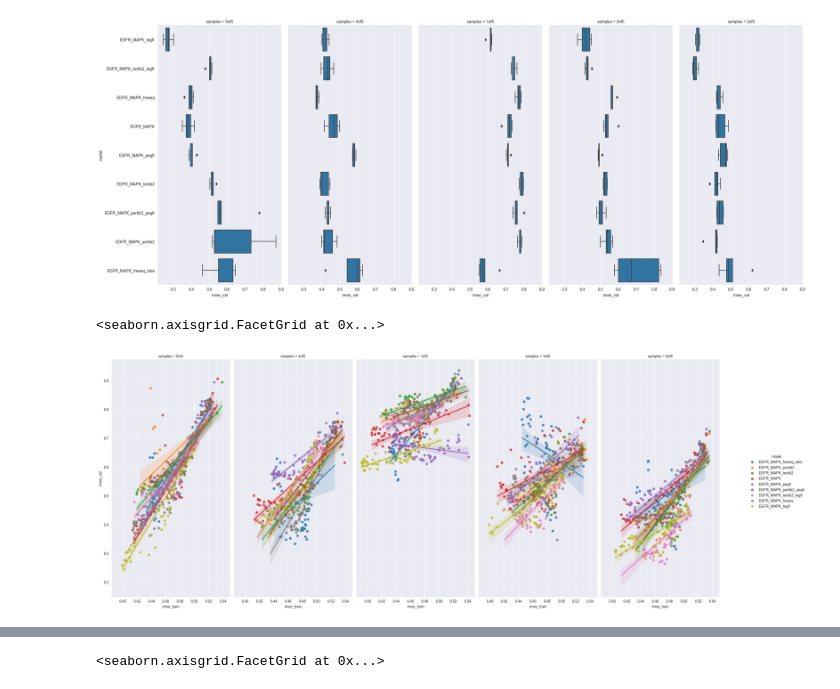
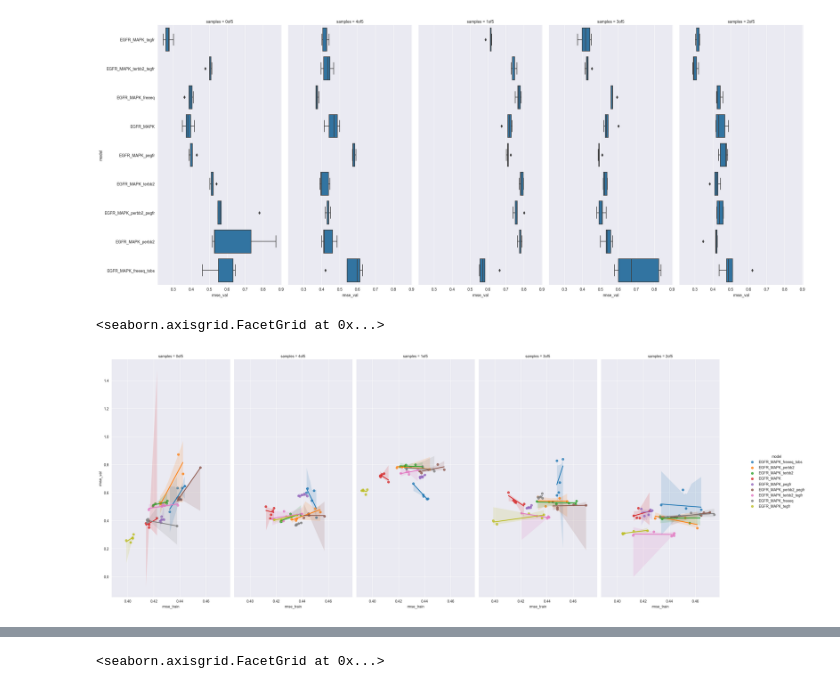
Before and after one commit to frohlich-lab/DeepMechanisticModels, a Jupyter notebook: analysis_model_selection_v36.ipynb, the cells around one changed output, grey strips where cells are left out. Saved outputs shown, nothing was run; the diff lists cells and outputs as text; code cells hidden in the pictures.

```diff
--- a/analysis_model_selection_v36.ipynb
+++ b/analysis_model_selection_v36.ipynb
@@ -104,15 +106,15 @@ plt.show()
 [figure]
 # %%
 sns.lmplot(
-    data=df,
+    data=df[df['step']==499],
     x='rmse_train',
     y='rmse_val',
     col='samples',
     hue='model',
     height=10,
     aspect=0.5,
     facet_kws={'margin_titles': True, 'sharey': True, 'sharex': True},
 )
 # %% [output]
 <seaborn.axisgrid.FacetGrid at 0x...>
-[figure, old version]
+[figure, new version]
```
Also changed, not shown: parts of 2 cells of this notebook, 1 other file.
